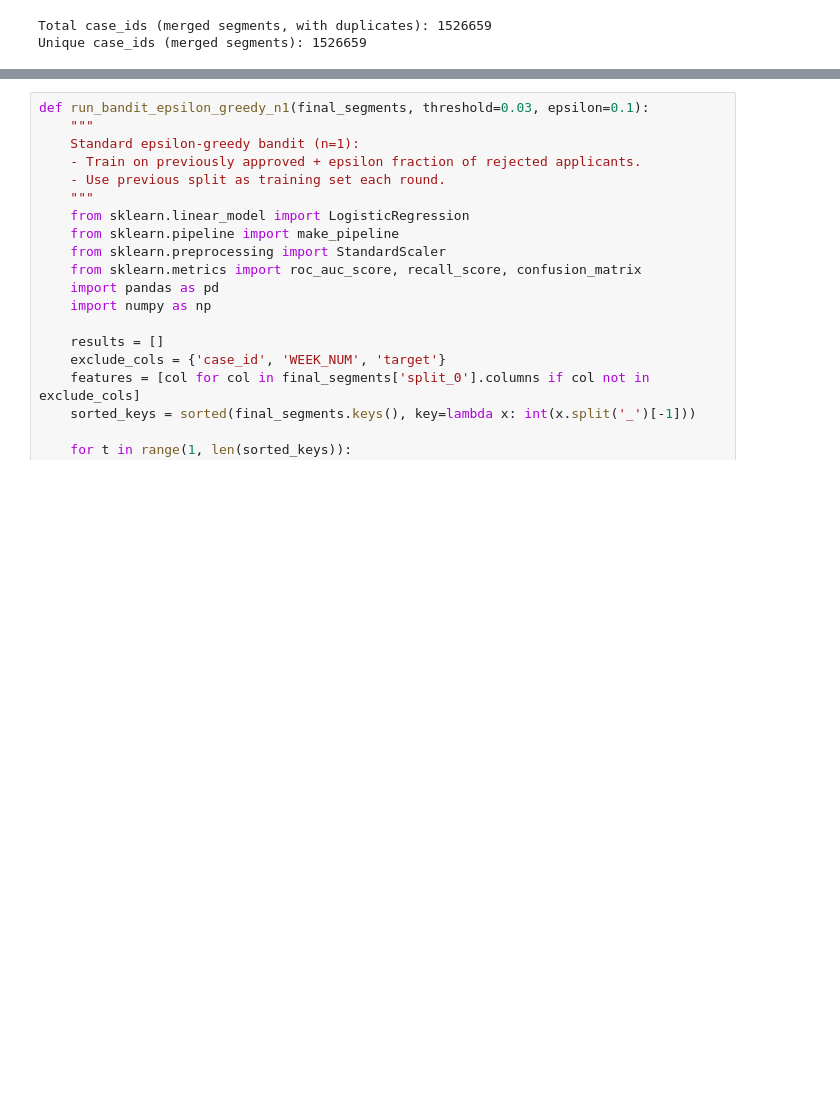
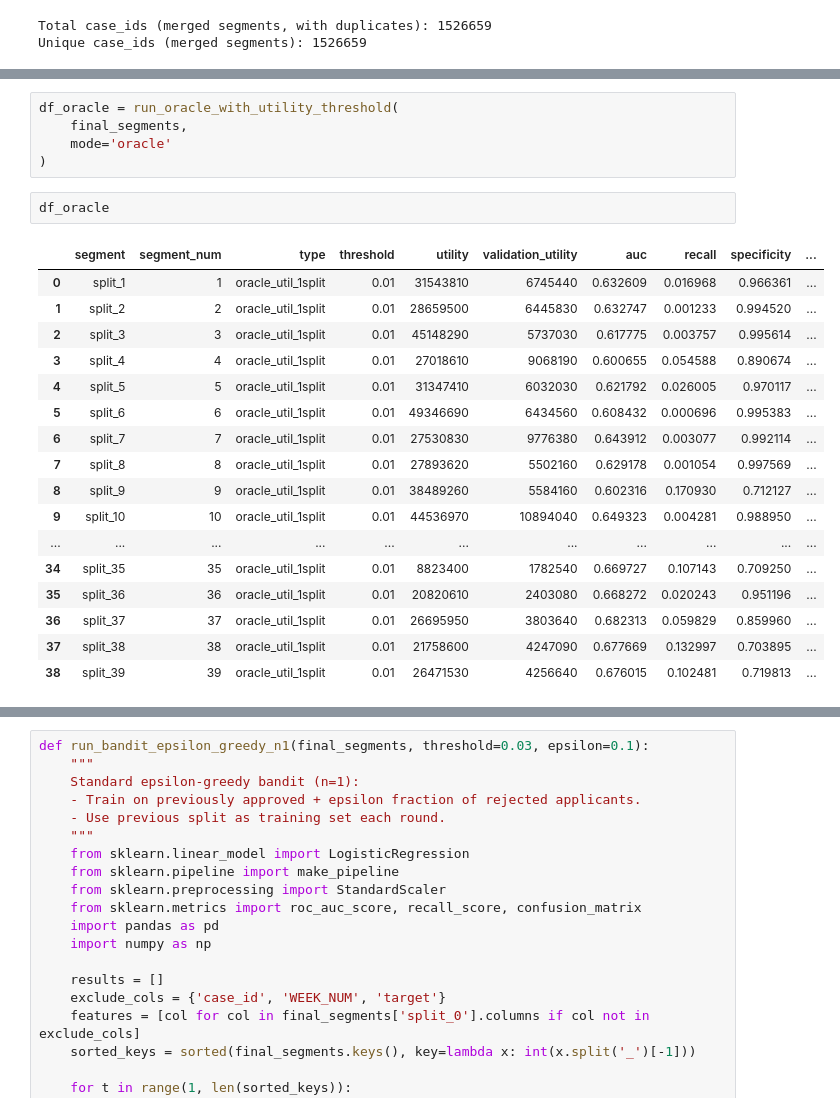
Before and after one commit to manpreetsingh227/MSc-project, a Jupyter notebook: notebooks/EDA.ipynb, the cells around one changed output, grey strips where cells are left out. Saved outputs shown, nothing was run; the diff lists cells and outputs as text; blank space fills up the shorter version.

```diff
--- a/notebooks/EDA.ipynb
+++ b/notebooks/EDA.ipynb
@@ -364,0 +672,25 @@ Unique case_ids (merged segments): 1526659
+# %%
+df_oracle = run_oracle_with_utility_threshold(
+    final_segments,
+    mode='oracle'
+)
+# %%
+df_oracle
+# %% [output]
+|  | segment | segment_num | type | threshold | utility | validation_utility | auc | recall | specificity | ... |
+| 0 | split_1 | 1 | oracle_util_1split | 0.01 | 31543810 | 6745440 | 0.632609 | 0.016968 | 0.966361 | ... |
+| 1 | split_2 | 2 | oracle_util_1split | 0.01 | 28659500 | 6445830 | 0.632747 | 0.001233 | 0.994520 | ... |
+| 2 | split_3 | 3 | oracle_util_1split | 0.01 | 45148290 | 5737030 | 0.617775 | 0.003757 | 0.995614 | ... |
+| 3 | split_4 | 4 | oracle_util_1split | 0.01 | 27018610 | 9068190 | 0.600655 | 0.054588 | 0.890674 | ... |
+| 4 | split_5 | 5 | oracle_util_1split | 0.01 | 31347410 | 6032030 | 0.621792 | 0.026005 | 0.970117 | ... |
+| 5 | split_6 | 6 | oracle_util_1split | 0.01 | 49346690 | 6434560 | 0.608432 | 0.000696 | 0.995383 | ... |
+| 6 | split_7 | 7 | oracle_util_1split | 0.01 | 27530830 | 9776380 | 0.643912 | 0.003077 | 0.992114 | ... |
+| 7 | split_8 | 8 | oracle_util_1split | 0.01 | 27893620 | 5502160 | 0.629178 | 0.001054 | 0.997569 | ... |
+| 8 | split_9 | 9 | oracle_util_1split | 0.01 | 38489260 | 5584160 | 0.602316 | 0.170930 | 0.712127 | ... |
+| 9 | split_10 | 10 | oracle_util_1split | 0.01 | 44536970 | 10894040 | 0.649323 | 0.004281 | 0.988950 | ... |
+| ... | ... | ... | ... | ... | ... | ... | ... | ... | ... | ... |
+| 34 | split_35 | 35 | oracle_util_1split | 0.01 | 8823400 | 1782540 | 0.669727 | 0.107143 | 0.709250 | ... |
+| 35 | split_36 | 36 | oracle_util_1split | 0.01 | 20820610 | 2403080 | 0.668272 | 0.020243 | 0.951196 | ... |
+| 36 | split_37 | 37 | oracle_util_1split | 0.01 | 26695950 | 3803640 | 0.682313 | 0.059829 | 0.859960 | ... |
+| 37 | split_38 | 38 | oracle_util_1split | 0.01 | 21758600 | 4247090 | 0.677669 | 0.132997 | 0.703895 | ... |
+| 38 | split_39 | 39 | oracle_util_1split | 0.01 | 26471530 | 4256640 | 0.676015 | 0.102481 | 0.719813 | ... |
```
Also changed, not shown: parts of 10 cells of this notebook.
